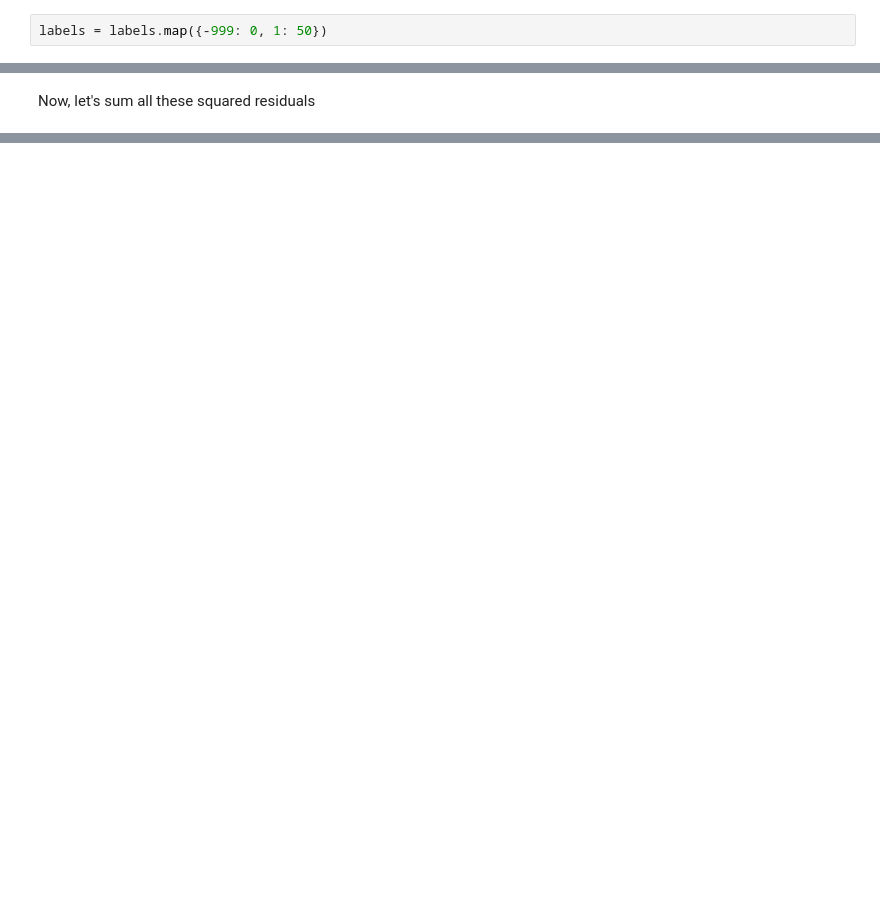
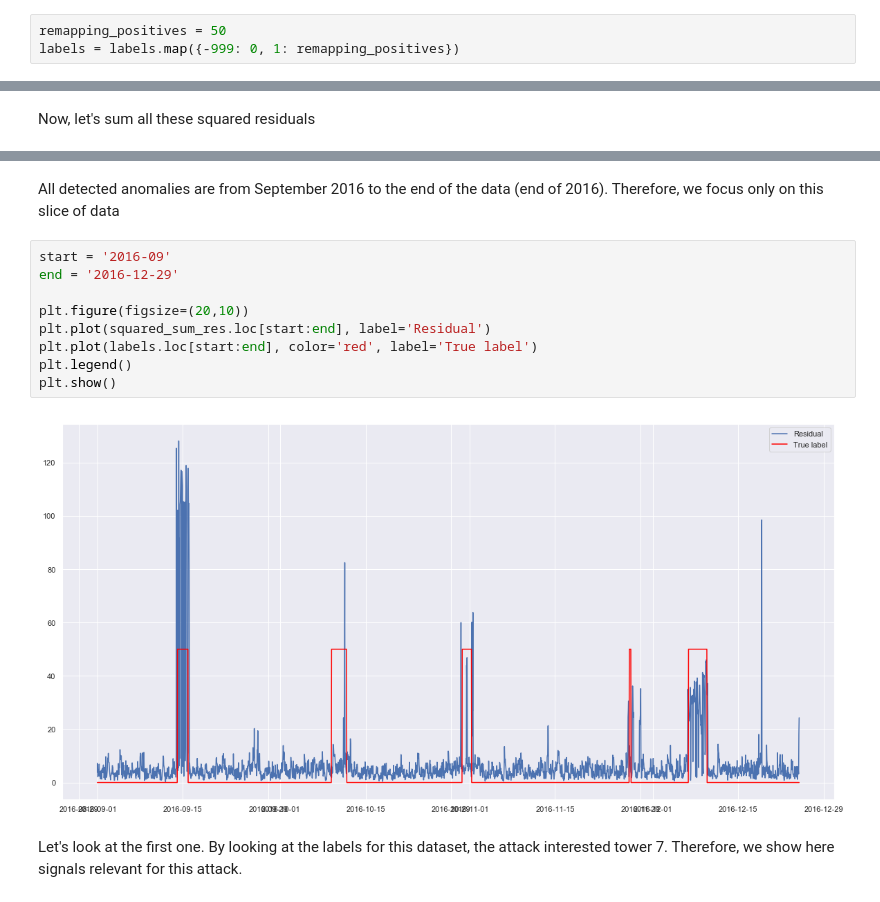
Before and after one commit to benhe119/Cyber-data-analytics_TUDelft, a Jupyter notebook: lab2/notebooks/PCA.ipynb, the cells around one changed output, grey strips where cells are left out. Cells and saved outputs as stored; diff of their text form; blank space fills up the shorter version.

```diff
--- a/lab2/notebooks/PCA.ipynb
+++ b/lab2/notebooks/PCA.ipynb
@@ -26,7 +26,8 @@ print(data_trn_2.shape)
 # %% [output]
 (4177, 31)
 # %%
-labels = labels.map({-999: 0, 1: 50})
+remapping_positives = 50
+labels = labels.map({-999: 0, 1: remapping_positives})
 # %% [markdown]
 First of all... NORMALIZATION!
 # %%
@@ -133,0 +246,15 @@ plt.show()
+# %% [markdown]
+All detected anomalies are from September 2016 to the end of the data (end of 2016). Therefore, we focus only on this slice of data
+# %%
+start = '2016-09'
+end = '2016-12-29'
+
+plt.figure(figsize=(20,10))
+plt.plot(squared_sum_res.loc[start:end], label='Residual')
+plt.plot(labels.loc[start:end], color='red', label='True label')
+plt.legend()
+plt.show()
+# %% [output]
+[figure, added]
+# %% [markdown]
+Let's look at the first one. By looking at the labels for this dataset, the attack interested tower 7. Therefore, we show here signals relevant for this attack.
```
Also changed, not shown: parts of 27 cells of this notebook.
